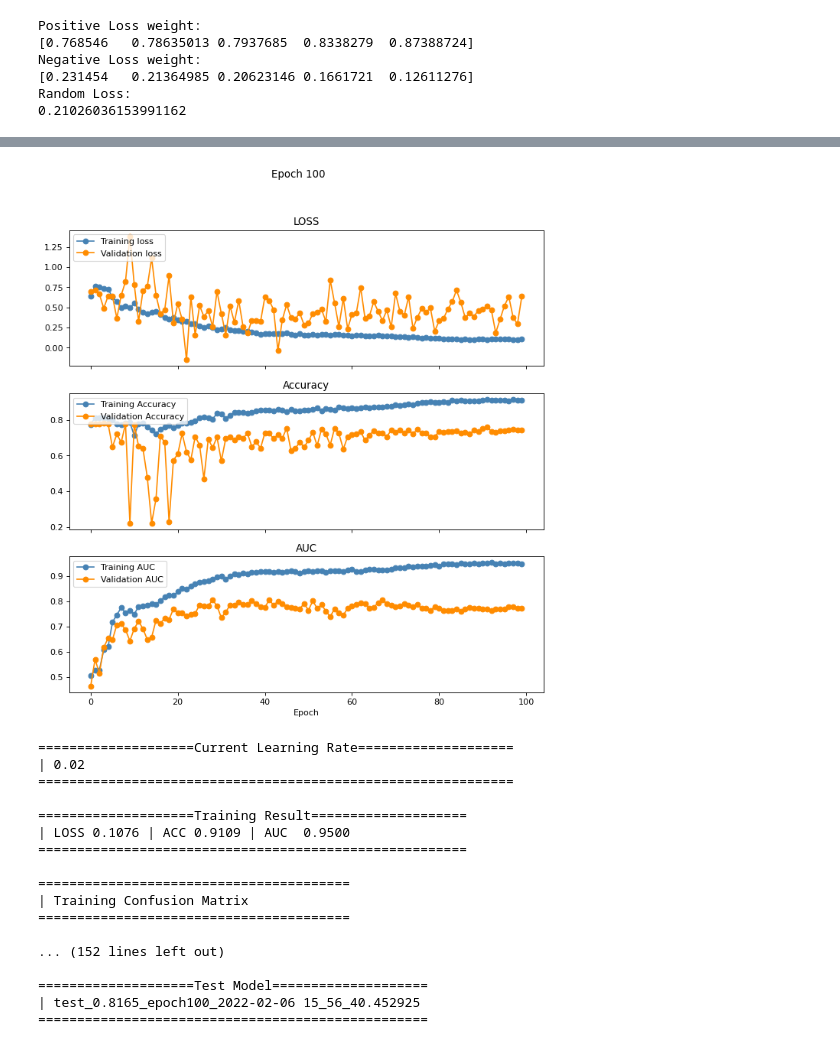
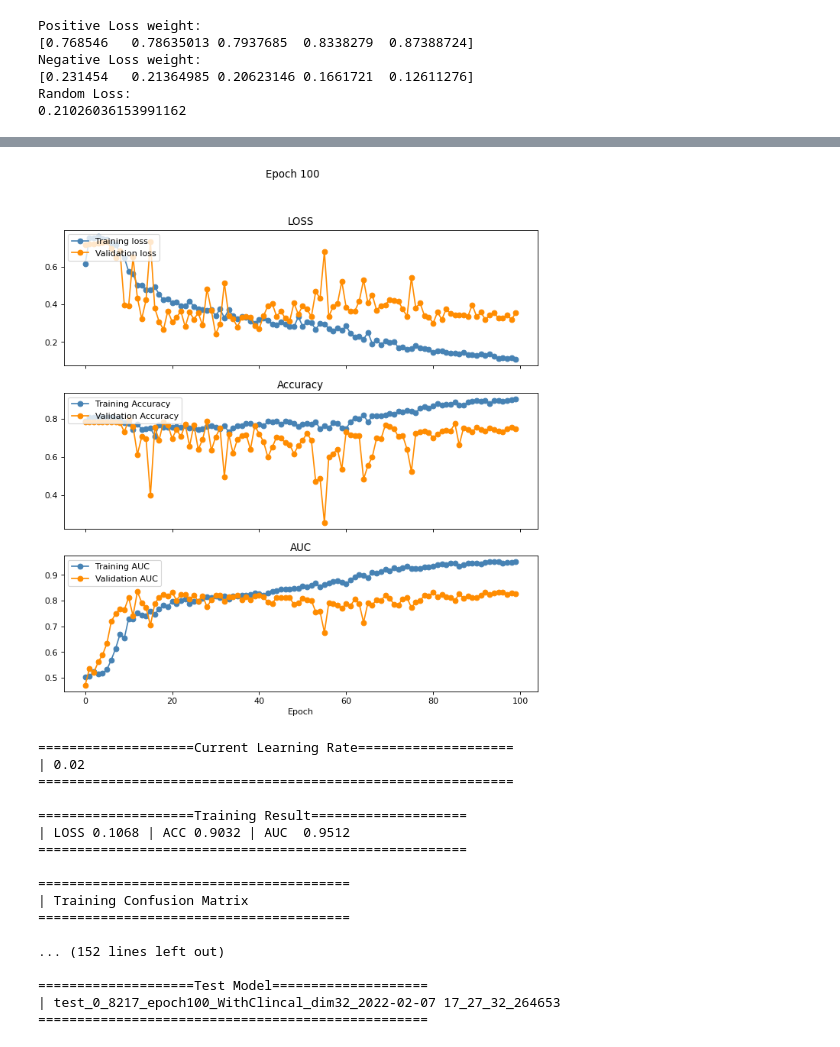
Before and after one commit to ChihchengHsieh/Multimodal-Medical-Diagnosis-System, a Jupyter notebook: train.ipynb, the cells around one changed output, grey strips where cells are left out. Saved outputs shown, nothing was run; the diff lists cells and outputs as text; code cells hidden in the pictures.

```diff
--- a/train.ipynb
+++ b/train.ipynb
@@ -46,9 +46,9 @@ batch_size = 64
 dataloaders = split_dataset(
     reflacx_dataset,
     batch_size,
-    traing_portion=.8,
-    test_portion=.1,
-    seed=123
+    traing_portion=.7,
+    test_portion=.15,
+    seed=234 #changed
 )
 # %%
 # lr = 1e-2
@@ -98,30 +99,32 @@ train_data_1, val_data_1, test_data_1 = train_with_auc_margin_loss(
 xami_mutlimodal = XAMIMultiModal(
     reflacx_dataset,
     device,
-    use_clinical=False,
-    model_dim=16,
+    use_clinical=True,
+    model_dim=32, # was 64
     embeding_dim=64,
-    dropout=.2,  # increase the dropout rate did improve the regularization.
+    dropout=.2,  # increase the dropout rate did improve the regularization. # from .3
     pretrained=True
 )
+
 xami_mutlimodal = xami_mutlimodal.to(device)
 # %%
+# With clinical
 train_data_2, val_data_2, test_data_2 = train_with_auc_margin_loss(
-    num_epochs=100,
+    num_epochs=300,
     model=xami_mutlimodal,
     dataloaders=dataloaders,
     dataset=reflacx_dataset,
     device=device,
     lr=1e-1,
 )
 # %% [output]
-[figure, old version]
+[figure, new version]
 ====================Current Learning Rate====================
 | 0.02
 =============================================================
 
 ====================Training Result====================
-| LOSS 0.1076 | ACC 0.9109 | AUC  0.9500
+| LOSS 0.1068 | ACC 0.9032 | AUC  0.9512
 =======================================================
 
 ========================================
@@ -131,7 +134,7 @@ train_data_2, val_data_2, test_data_2 = train_with_auc_margin_loss(
 ... (152 lines left out)
 
 ====================Test Model====================
-| test_0.8165_epoch100_2022-02-06 15_56_40.452925
+| test_0_8217_epoch100_WithClincal_dim32_2022-02-07 17_27_32_264653
 ==================================================
 # %%
 # train_data, val_data = train_with_auc_margin_loss(
```
Also changed, not shown: parts of 3 cells of this notebook, 5 other files.
